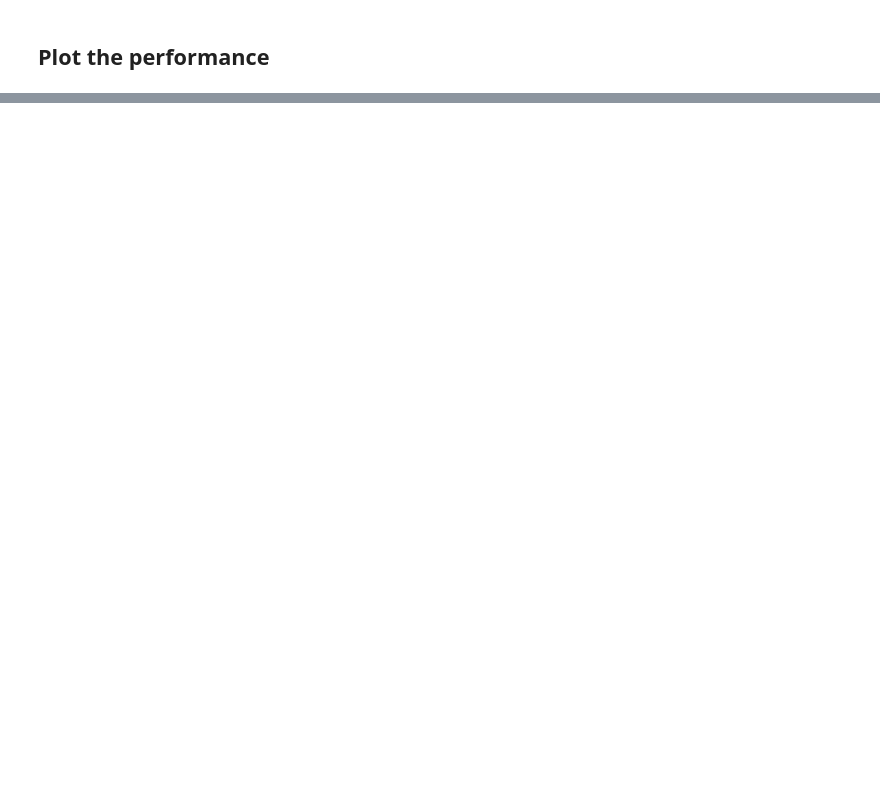
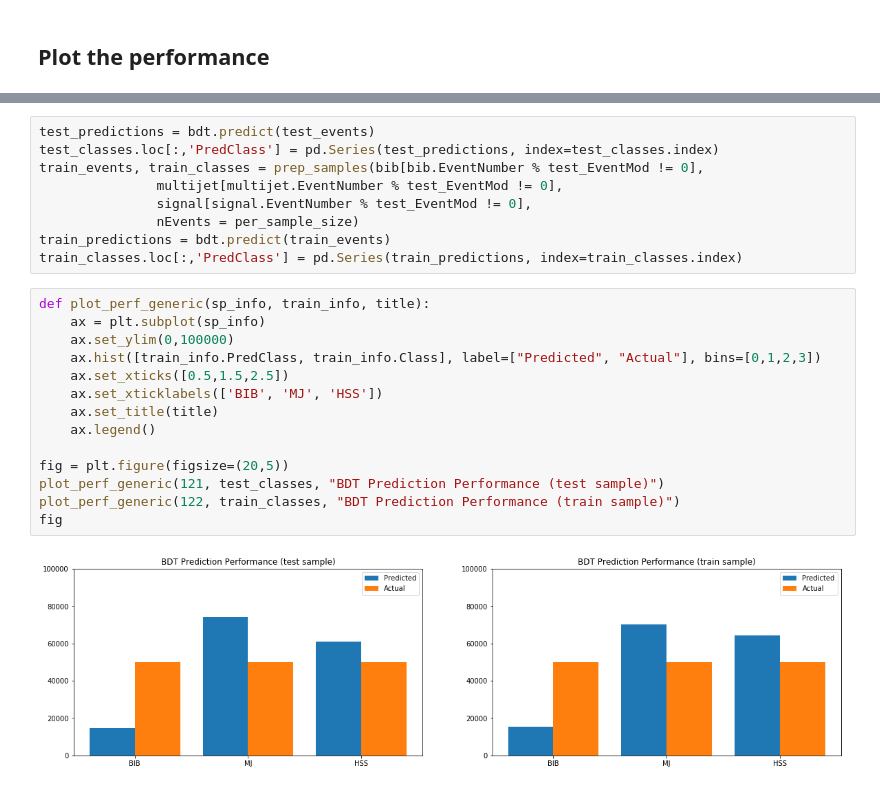
Before and after one commit to gordonwatts/JetCutStudies, a Jupyter notebook: notebooks/BDT Training Test.ipynb, the cells around one changed output, grey strips where cells are left out. Saved outputs shown, nothing was run; the diff lists cells and outputs as text; blank space fills up the shorter version.

```diff
--- a/notebooks/BDT Training Test.ipynb
+++ b/notebooks/BDT Training Test.ipynb
@@ -181,0 +182,25 @@ fig
+# %%
+test_predictions = bdt.predict(test_events)
+test_classes.loc[:,'PredClass'] = pd.Series(test_predictions, index=test_classes.index)
+train_events, train_classes = prep_samples(bib[bib.EventNumber % test_EventMod != 0],
+               multijet[multijet.EventNumber % test_EventMod != 0],
+               signal[signal.EventNumber % test_EventMod != 0],
+               nEvents = per_sample_size)
+train_predictions = bdt.predict(train_events)
+train_classes.loc[:,'PredClass'] = pd.Series(train_predictions, index=train_classes.index)
+# %%
+def plot_perf_generic(sp_info, train_info, title):
+    ax = plt.subplot(sp_info)
+    ax.set_ylim(0,100000)
+    ax.hist([train_info.PredClass, train_info.Class], label=["Predicted", "Actual"], bins=[0,1,2,3])
+    ax.set_xticks([0.5,1.5,2.5])
+    ax.set_xticklabels(['BIB', 'MJ', 'HSS'])
+    ax.set_title(title)
+    ax.legend()
+
+fig = plt.figure(figsize=(20,5))
+plot_perf_generic(121, test_classes, "BDT Prediction Performance (test sample)")
+plot_perf_generic(122, train_classes, "BDT Prediction Performance (train sample)")
+fig
+# %% [output]
+[figure, added]
```
Also changed, not shown: parts of 5 cells of this notebook.
